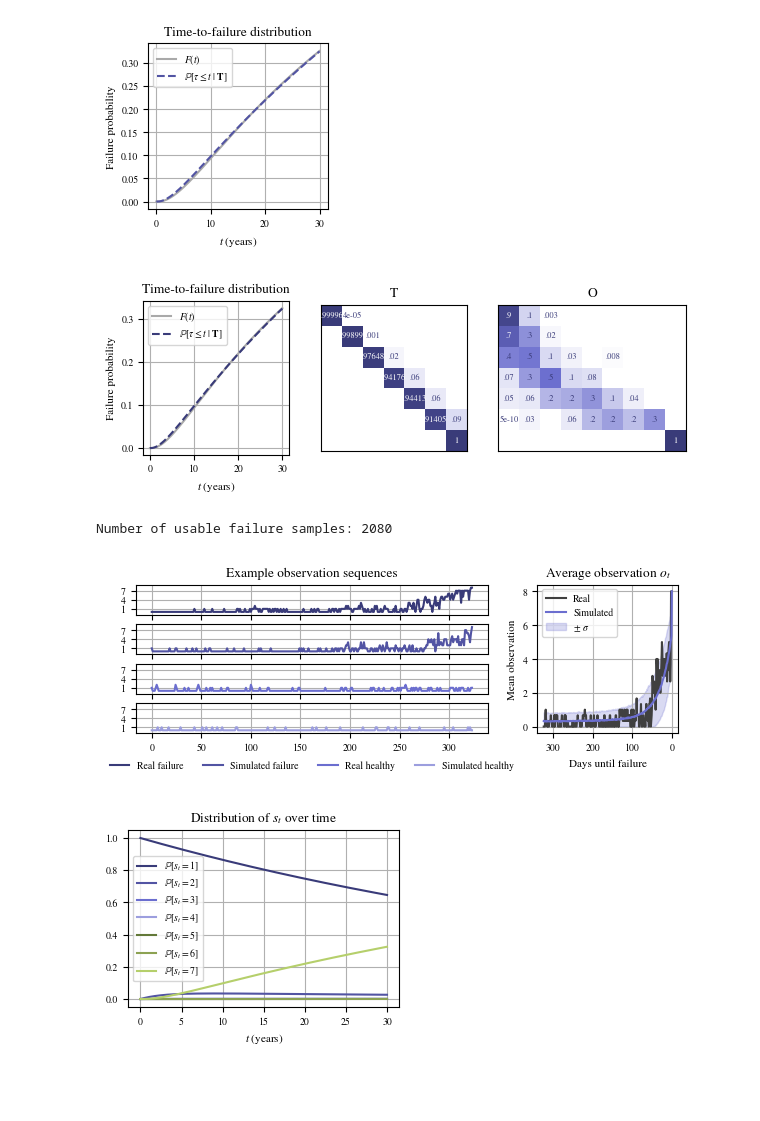
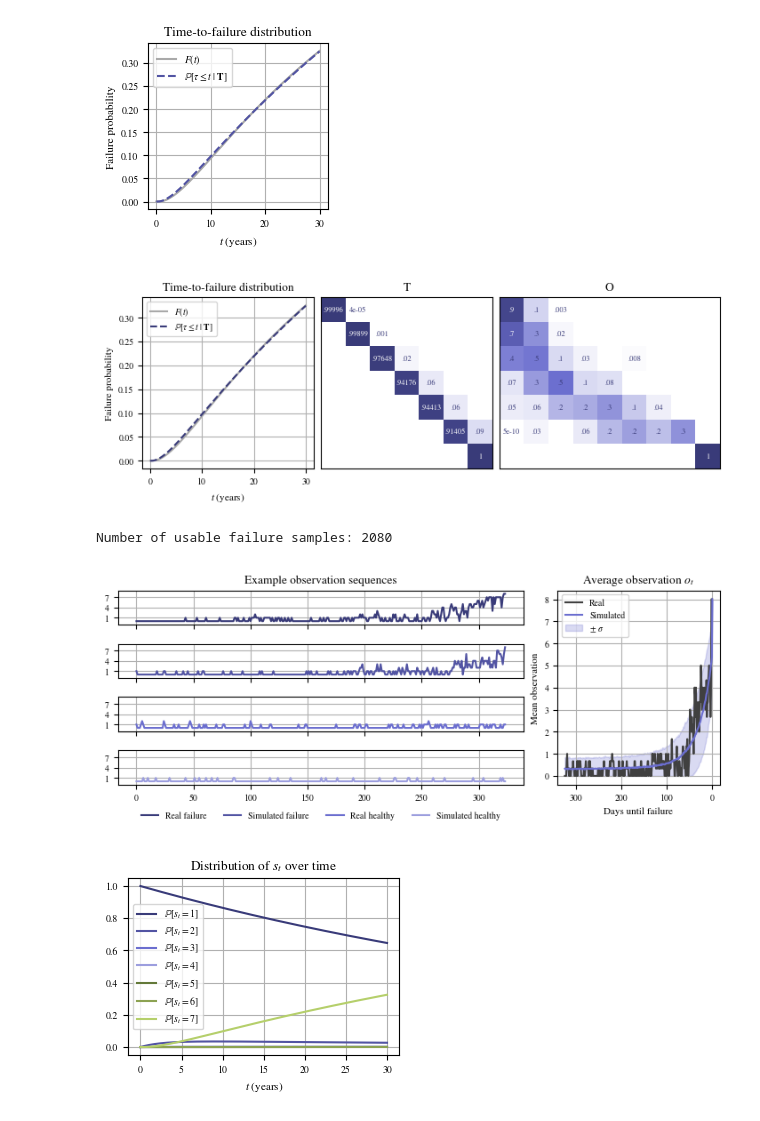
Before and after one commit to tobias-heinzle/CodeRepoTorque2026, a Jupyter notebook: joint_inference.ipynb, the cells around one changed output. Saved outputs shown, nothing was run; the diff lists cells and outputs as text; code cells hidden in the pictures; blank space fills up the shorter version.

Commit message:
ADD contrained_layout flag for all plots, make 600 dpi

```diff
--- a/joint_inference.ipynb
+++ b/joint_inference.ipynb
@@ -56,7 +56,7 @@ mpl.rcParams.update({
     "xtick.labelsize": 7,
     "ytick.labelsize": 7,
     "legend.fontsize": 7,
-    "savefig.dpi": 300,
+    "savefig.dpi": 600,
 })
 # %%
 daily_time_series = load_daily_indicator_data(Path('indicator_data/lin_reg'))
@@ -505,7 +505,7 @@ After second optimization 0.08801214412850705
 from matplotlib.colors import LinearSegmentedColormap
 
 
-fig, ax = plt.subplots(figsize=(7,2), ncols=3, width_ratios=(n, n , m))
+fig, ax = plt.subplots(figsize=(7,2.57), ncols=3, width_ratios=(n, n , m), constrained_layout=True)
 _, _ =plot_fit(
     best_parameters_second_pass,
     final_state_arrival_distribution,
@@ -536,7 +536,7 @@ _, _ = plot_hmm_params(final_hmm, plot_mu=False, with_numbers=True,ax = ax[1:],
 plt.savefig("plots/combined_final_fit.pdf", bbox_inches='tight')
 plt.show()
 # %% [output]
-[figure, old version]
+[figure, new version]
 # %%
 from cycler import cycler
 import numpy as np
@@ -573,8 +573,8 @@ mosaic = [
 
 fig, ax = plt.subplot_mosaic(
     mosaic,
-    figsize=(7, 1.75),  # total width 7 inches, height = arbitrary
-    constrained_layout=False,
+    figsize=(7, 2.9),  # total width 7 inches, height = arbitrary
+    constrained_layout=True,
     gridspec_kw={'width_ratios': [5, 2]}
 )
 
@@ -642,7 +642,7 @@ ax['D'].legend(
     labels=handles_dict.keys(),
     loc='lower center',
     ncol=len(handles_dict),      # multiple columns if needed
-    bbox_to_anchor=(0.5, -1.5), # below the axes
+    bbox_to_anchor=(0.5, -1.25), # below the axes
     frameon=False
 )
 
@@ -665,34 +665,34 @@ end_indices = end_indices[end_indices >= seq_len]
 print('Number of usable failure samples:', len(end_indices))
 simulated_obs_seq = jnp.array([relevant_obs[j, idx-seq_len:idx + 1] for j, idx in enumerate(end_indices)])
 
 mean_simulated_obs = simulated_obs_seq.mean(axis=0)
 std_simulated_obs = simulated_obs_seq.std(axis=0)
 mean_real_obs = failure_sequences.mean(axis=0)
 std_real_obs = failure_sequences.std(axis=0)
 
 
 
 ax['E'].plot(mean_real_obs, color=darken_color('white', factor=0.25), label='Real')
 ax['E'].plot(mean_simulated_obs, color=cmap.colors[2], label='Simulated')
 ax['E'].fill_between(
     jnp.arange(len(mean_simulated_obs)),
     mean_simulated_obs + std_simulated_obs,
     jnp.clip(mean_simulated_obs - std_simulated_obs, 0),
     color=cmap.colors[2],
     alpha=0.25,
     label='$\\pm ~ \\sigma$')
 ax['E'].set_xticks(324 - jnp.array([300, 200, 100, 0]), jnp.array([300, 200, 100, 0]))
 ax['E'].set_title('Average observation $o_t$')
 ax['E'].set_xlabel('Days until failure')
 ax['E'].set_ylabel('Mean observation')
 ax['E'].grid()
 ax['E'].legend()
 
 plt.savefig("plots/output_analysis.pdf", bbox_inches='tight')
 plt.show()
 # %% [output]
 Number of usable failure samples: 2080
-[figure, old version]
+[figure, new version]
 # %%
 len_days = 30 * 365
 
```
Also changed, not shown: parts of 2 cells of this notebook, 1 other file.
